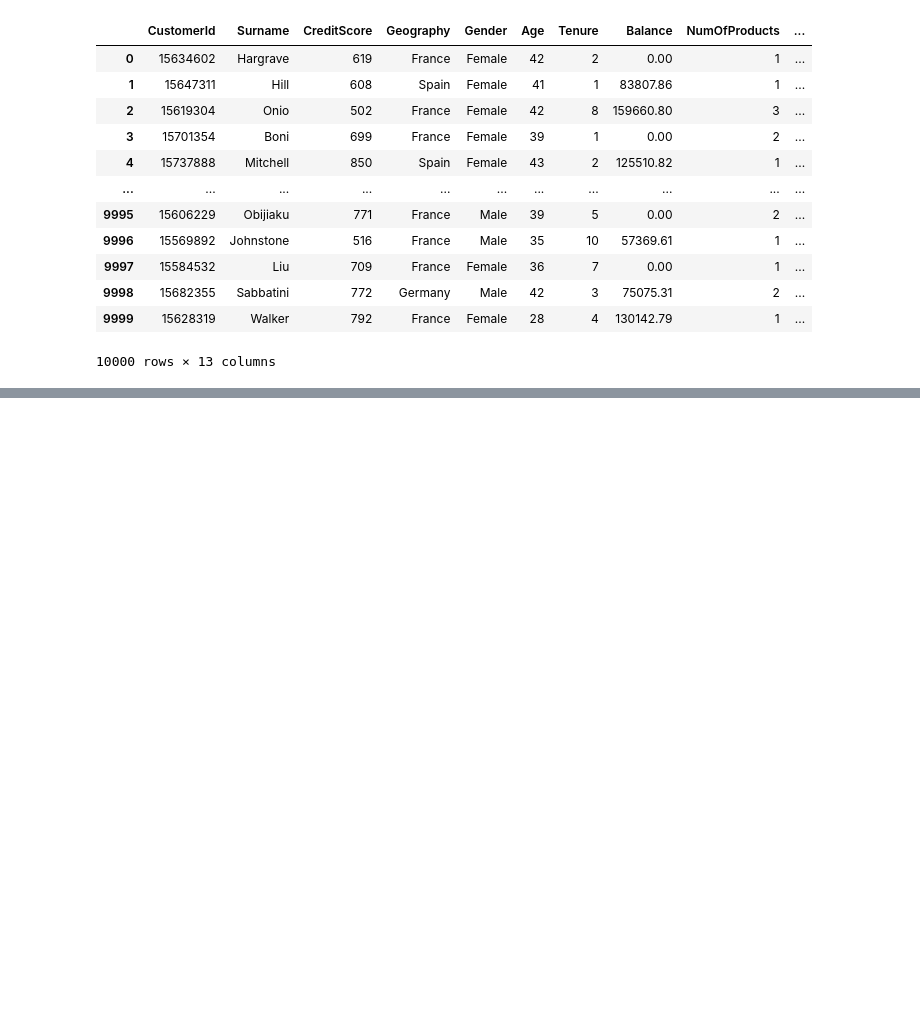
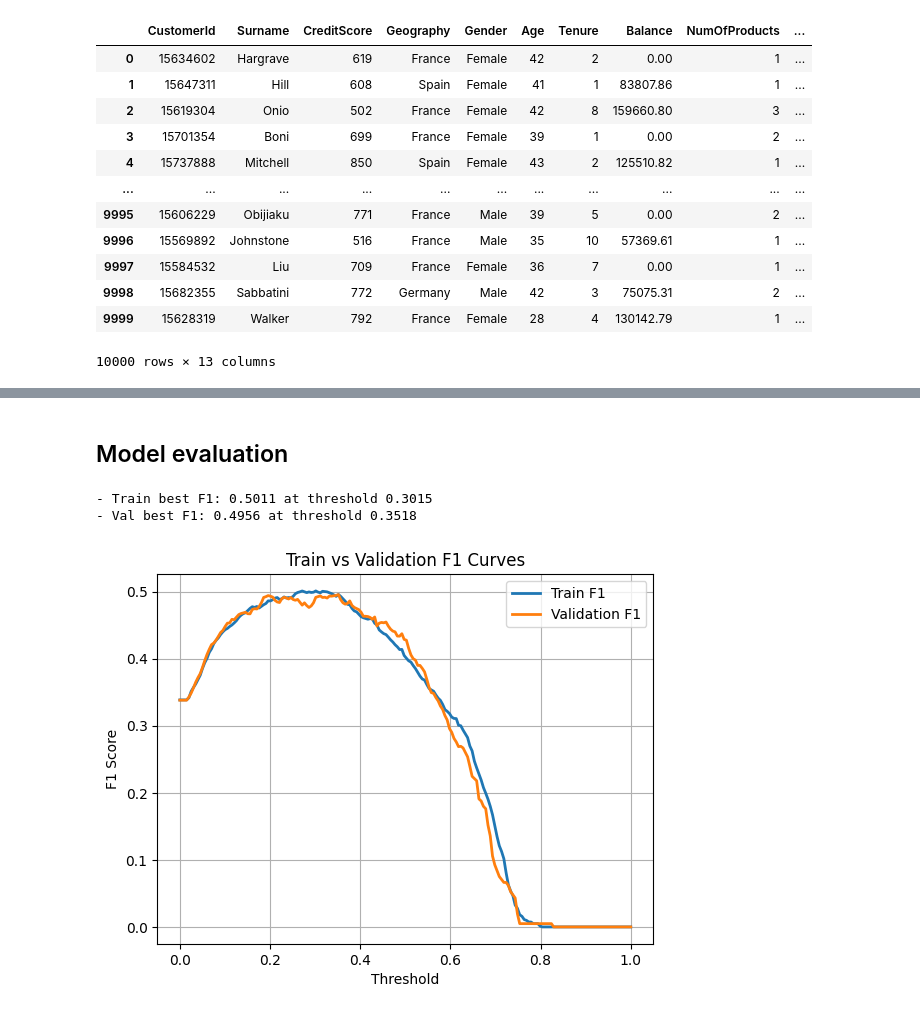
Before and after one commit to ArnauFabregat/probability_estimation, a Jupyter notebook: dev.ipynb, the cells around one changed output, grey strips where cells are left out. Drawn from its saved outputs; the diff is of its cells as text; code cells hidden in the pictures; blank space fills up the shorter version.

```diff
--- a/dev.ipynb
+++ b/dev.ipynb
@@ -93,0 +87,46 @@ for epoch in range(5):
+# %%
+# Fit the model
+history = model.fit(
+    x_tr=x_tr_t,
+    y_tr=y_tr_t,
+    x_val=x_val_t,
+    y_val=y_val_t,
+    pos_weight=1.0,
+    epochs=100,
+    optimizer_params=OptimizerParams(
+        lr=1e-3,
+        weight_decay=1e-5,
+        batch_size=256,
+        patience=5
+    ),
+    device="cpu",   # or "cuda" if available
+    verbose=True
+)
+# %% [markdown]
+## Model evaluation
+# %%
+# Predict probs on validation set
+probs_tr = model.predict_proba(x_tr_std)
+probs_val = model.predict_proba(x_val_std)
+
+# Compute best threshold & F1
+best_t_tr, best_f1_tr, f1_tr_curve, thresholds = get_best_f1(y_tr, probs_tr)
+best_t_val, best_f1_val, f1_val_curve, _ = get_best_f1(y_val, probs_val)
+
+print("- Train best F1:", round(best_f1_tr, 4), "at threshold", round(best_t_tr, 4))
+print("- Val best F1:", round(best_f1_val, 4), "at threshold", round(best_t_val, 4))
+# %% [output]
+- Train best F1: 0.5011 at threshold 0.3015
+- Val best F1: 0.4956 at threshold 0.3518
+# %%
+plt.plot(thresholds, f1_tr_curve, label="Train F1", linewidth=2)
+plt.plot(thresholds, f1_val_curve, label="Validation F1", linewidth=2)
+
+plt.xlabel("Threshold")
+plt.ylabel("F1 Score")
+plt.title("Train vs Validation F1 Curves")
+plt.legend()
+plt.grid(True)
+plt.show()
+# %% [output]
+[figure, added]
```
Also changed, not shown: parts of 19 cells of this notebook, 7 other files.
